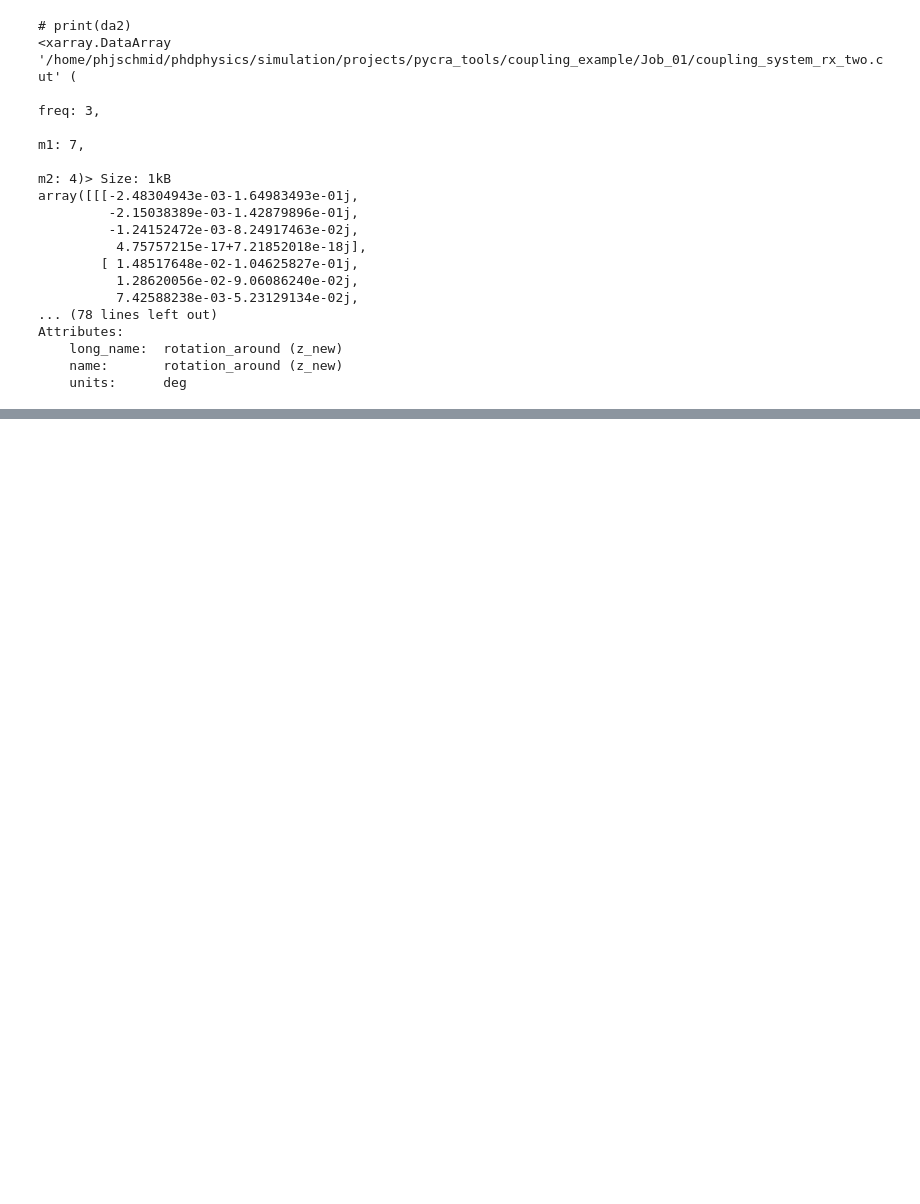
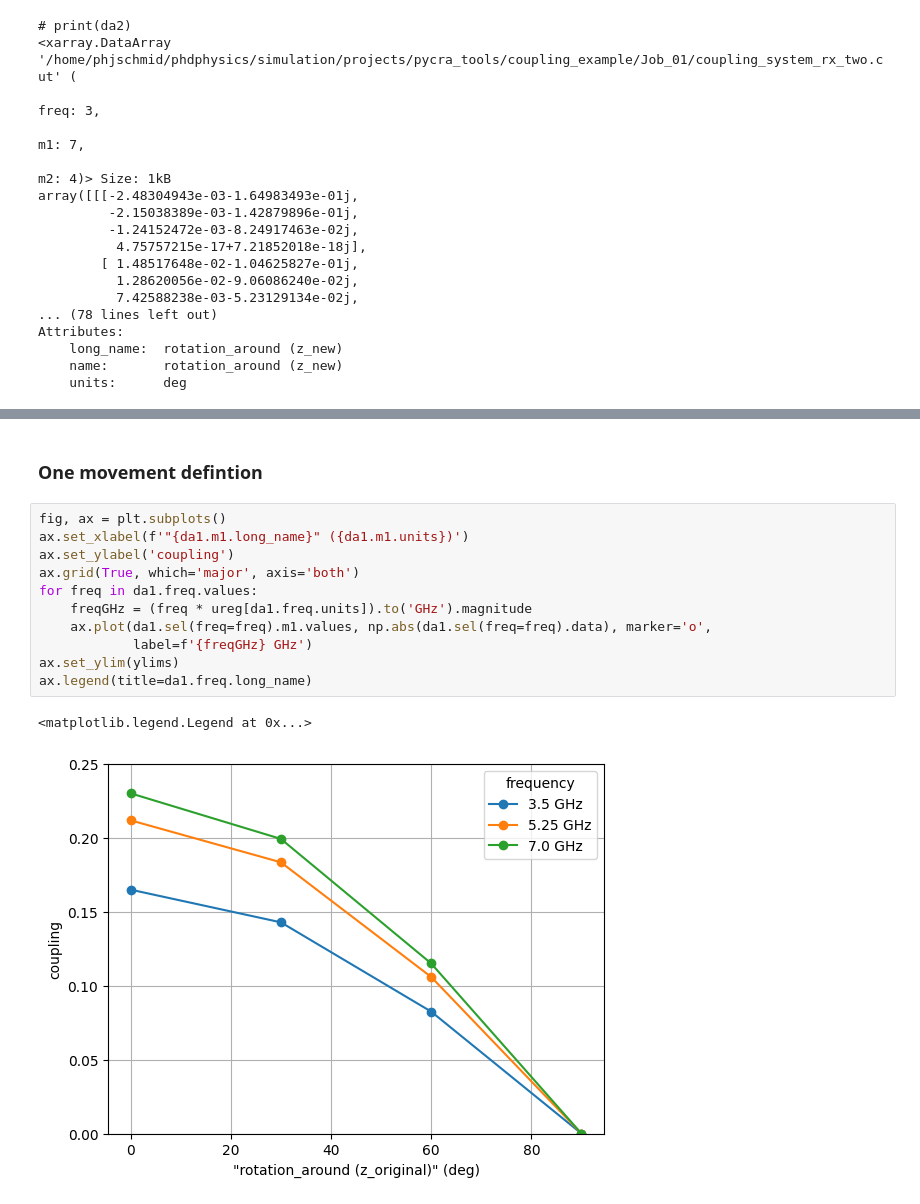
Before and after one commit to iap-unibe-ch/pycra-tools, a Jupyter notebook: ebook/example_coupling.ipynb, the cells around one changed output, grey strips where cells are left out. Drawn from its saved outputs; the diff is of its cells as text; blank space fills up the shorter version.

```diff
--- a/ebook/example_coupling.ipynb
+++ b/ebook/example_coupling.ipynb
@@ -149,0 +177,16 @@ Attributes:
+# %% [markdown]
+### One movement defintion
+# %%
+fig, ax = plt.subplots()
+ax.set_xlabel(f'"{da1.m1.long_name}" ({da1.m1.units})')
+ax.set_ylabel('coupling')
+ax.grid(True, which='major', axis='both')
+for freq in da1.freq.values:
+    freqGHz = (freq * ureg[da1.freq.units]).to('GHz').magnitude
+    ax.plot(da1.sel(freq=freq).m1.values, np.abs(da1.sel(freq=freq).data), marker='o',
+            label=f'{freqGHz} GHz')
+ax.set_ylim(ylims)
+ax.legend(title=da1.freq.long_name)
+# %% [output]
+<matplotlib.legend.Legend at 0x...>
+[figure, added]
```
Also changed, not shown: parts of 7 cells of this notebook, 1 other file.
